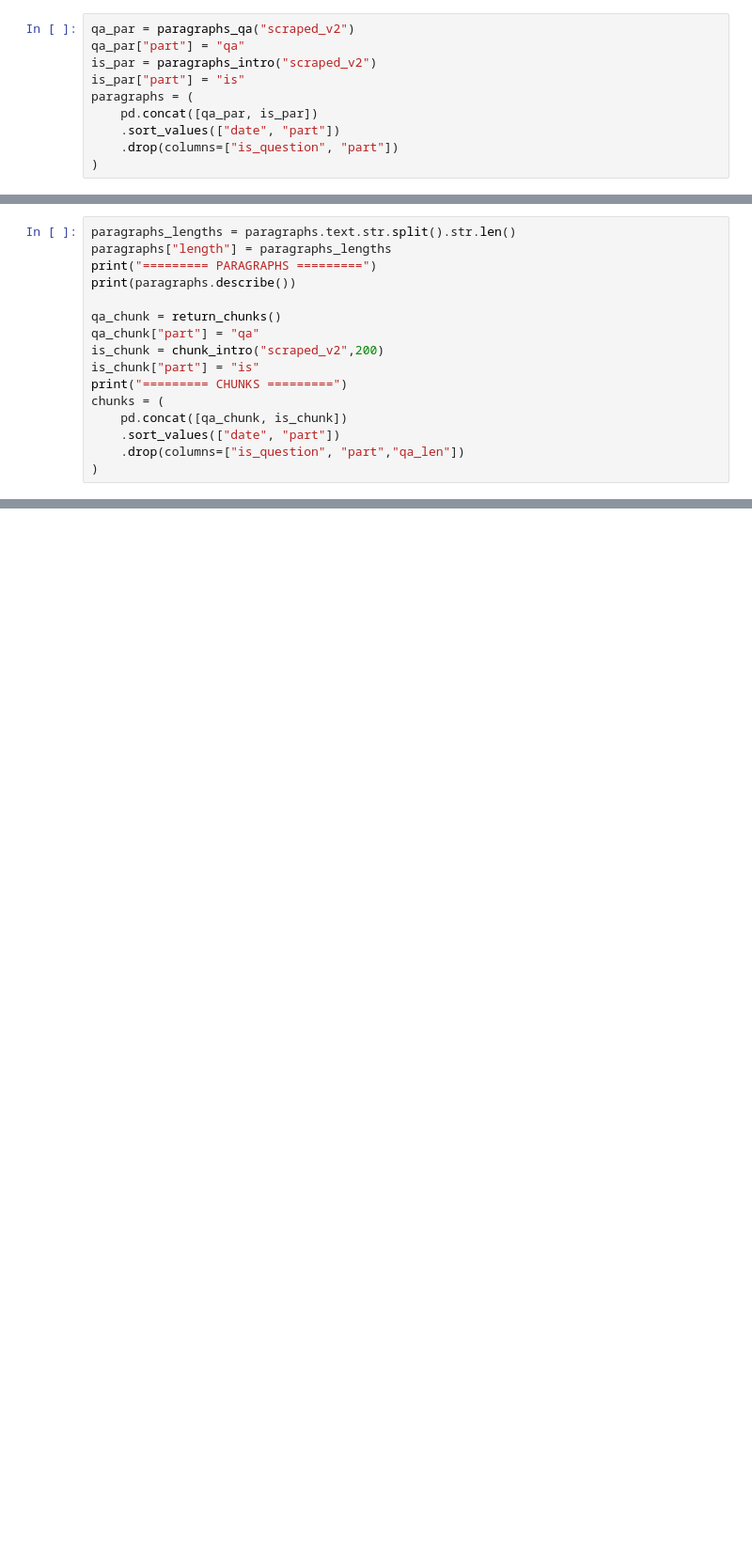
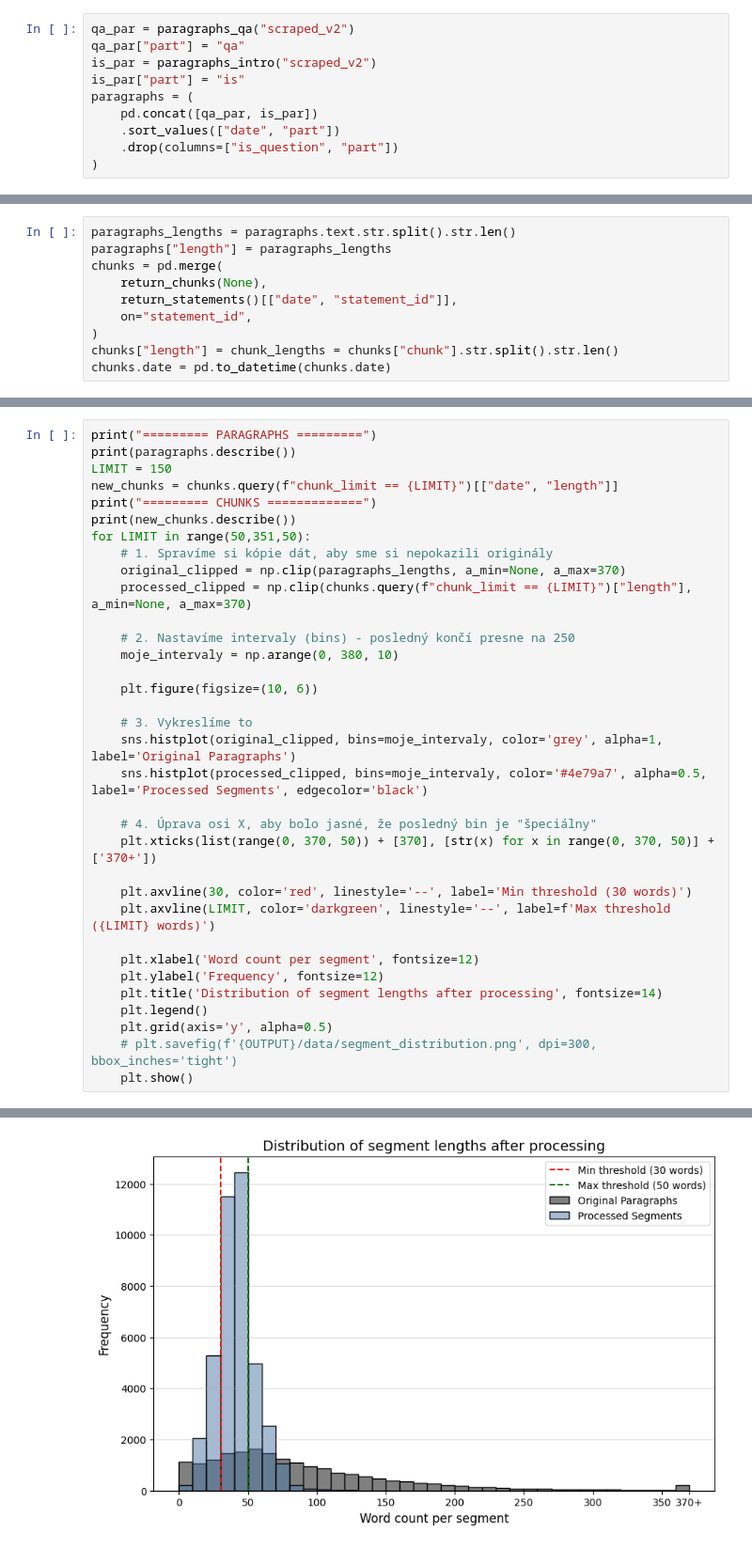
Before and after one commit to kubovotny/bachelor-thesis, a Jupyter notebook: source/analysis/nlp_analysis.ipynb, the cells around one changed output, grey strips where cells are left out. Shown at 94% size. Saved outputs shown, nothing was run; the diff lists cells and outputs as text; blank space fills up the shorter version.

```diff
--- a/source/analysis/nlp_analysis.ipynb
+++ b/source/analysis/nlp_analysis.ipynb
@@ -44,16 +44,10 @@ return_chunks(None).set_index("chunk_rowid")
 # %%
 paragraphs_lengths = paragraphs.text.str.split().str.len()
 paragraphs["length"] = paragraphs_lengths
-print("========= PARAGRAPHS =========")
-print(paragraphs.describe())
-
-qa_chunk = return_chunks()
-qa_chunk["part"] = "qa"
-is_chunk = chunk_intro("scraped_v2",200)
-is_chunk["part"] = "is"
-print("========= CHUNKS =========")
-chunks = (
-    pd.concat([qa_chunk, is_chunk])
-    .sort_values(["date", "part"])
-    .drop(columns=["is_question", "part","qa_len"])
+chunks = pd.merge(
+    return_chunks(None),
+    return_statements()[["date", "statement_id"]],
+    on="statement_id",
 )
+chunks["length"] = chunk_lengths = chunks["chunk"].str.split().str.len()
+chunks.date = pd.to_datetime(chunks.date)
@@ -59,0 +65,35 @@ chunks = (
+# %%
+print("========= PARAGRAPHS =========")
+print(paragraphs.describe())
+LIMIT = 150
+new_chunks = chunks.query(f"chunk_limit == {LIMIT}")[["date", "length"]]
+print("========= CHUNKS =============")
+print(new_chunks.describe())
+for LIMIT in range(50,351,50):
+    # 1. Spravíme si kópie dát, aby sme si nepokazili originály
+    original_clipped = np.clip(paragraphs_lengths, a_min=None, a_max=370)
+    processed_clipped = np.clip(chunks.query(f"chunk_limit == {LIMIT}")["length"], a_min=None, a_max=370)
+
+    # 2. Nastavíme intervaly (bins) - posledný končí presne na 250
+    moje_intervaly = np.arange(0, 380, 10)
+
+    plt.figure(figsize=(10, 6))
+
+    # 3. Vykreslíme to
+    sns.histplot(original_clipped, bins=moje_intervaly, color='grey', alpha=1, label='Original Paragraphs')
+    sns.histplot(processed_clipped, bins=moje_intervaly, color='#4e79a7', alpha=0.5, label='Processed Segments', edgecolor='black')
+
+    # 4. Úprava osi X, aby bolo jasné, že posledný bin je "špeciálny"
+    plt.xticks(list(range(0, 370, 50)) + [370], [str(x) for x in range(0, 370, 50)] + ['370+'])
+
+    plt.axvline(30, color='red', linestyle='--', label='Min threshold (30 words)')
+    plt.axvline(LIMIT, color='darkgreen', linestyle='--', label=f'Max threshold ({LIMIT} words)')
+
+    plt.xlabel('Word count per segment', fontsize=12)
+    plt.ylabel('Frequency', fontsize=12)
+    plt.title('Distribution of segment lengths after processing', fontsize=14)
+    plt.legend()
+    plt.grid(axis='y', alpha=0.5)
+    # plt.savefig(f'{OUTPUT}/data/segment_distribution.png', dpi=300, bbox_inches='tight')
+    plt.show()
+# %% [output]
@@ -59,0 +120 @@ chunks = (
+[figure, added]
```
Also changed, not shown: parts of 5 cells of this notebook, 7 other files.
